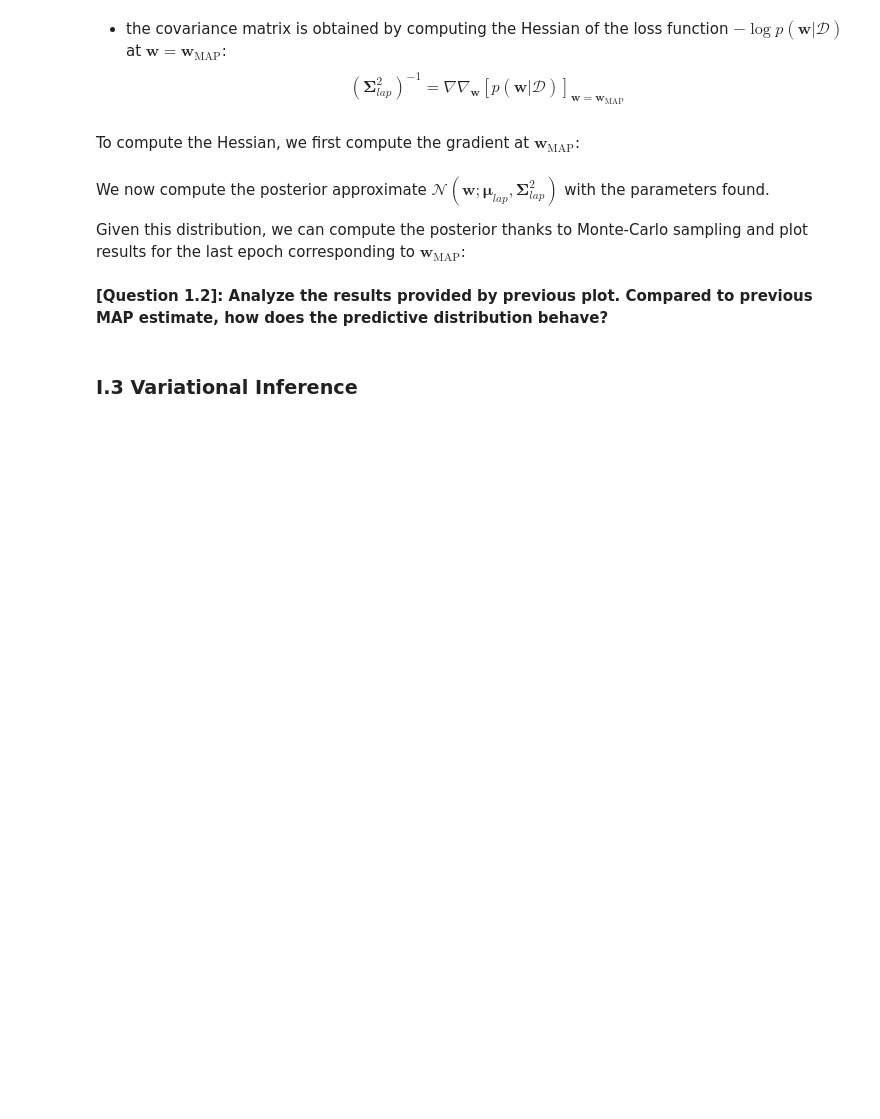
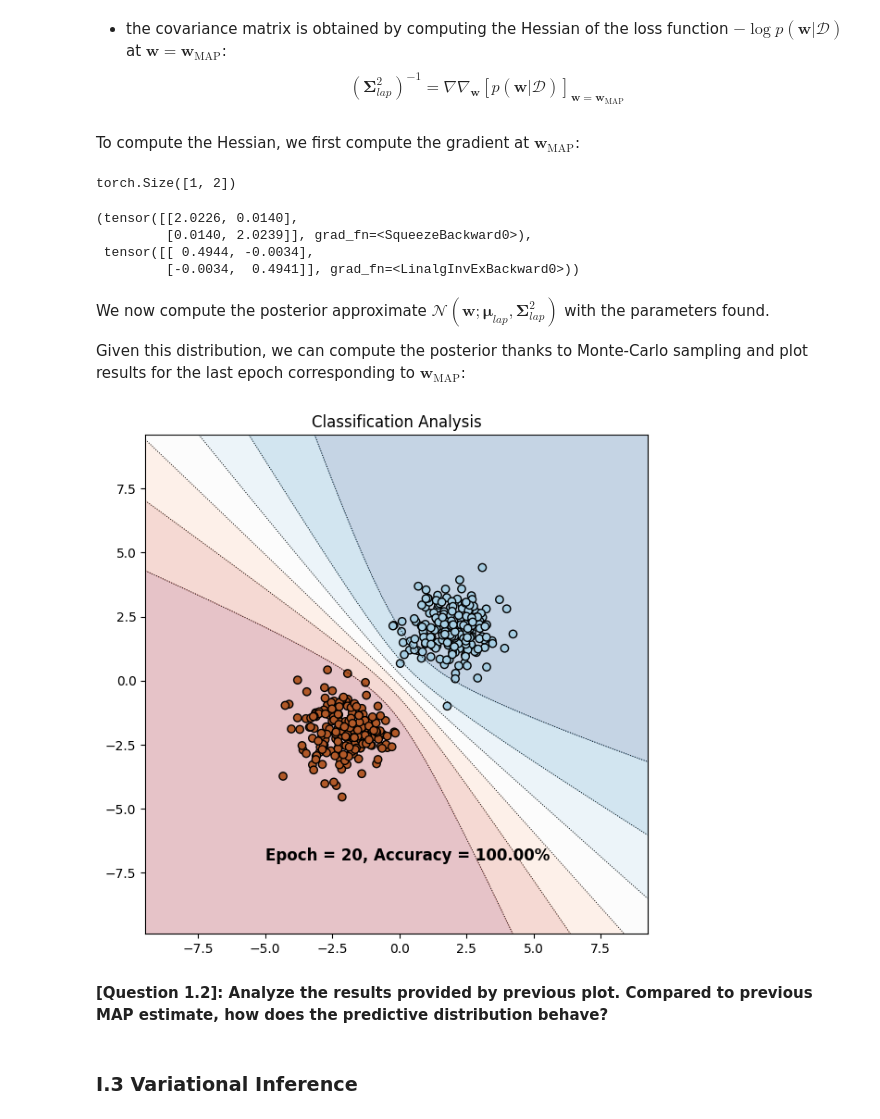
Before and after one commit to balthazarneveu/MVA23_DEEP_LEARNING_THEORY_FOUNDATIONS, a Jupyter notebook: TP2_Approximate_Inference.ipynb, the cells around one changed output. Cells and saved outputs as stored; diff of their text form; code cells hidden in the pictures; blank space fills up the shorter version.

```diff
--- a/TP2_Approximate_Inference.ipynb
+++ b/TP2_Approximate_Inference.ipynb
@@ -211,6 +211,10 @@ optimizer.zero_grad()
 output = net(X).squeeze()
 loss = criterion(output, y) + net.fc.weight.norm()**2
 gradf_weight = grad(loss, net.fc.weight, create_graph=True)[0]
+# %%
+gradf_weight.shape
+# %% [output]
+torch.Size([1, 2])
 # %%
 #@title **[CODING TASK]** Compute the Hessian from the previous derivative
 
@@ -220,20 +224,36 @@ gradf_weight = grad(loss, net.fc.weight, create_graph=True)[0]
 # by inverting the Hessian
 # NB: to avoid accumulated gradient when debugging and running the cell
 # multiple times, you should convert your grad results to numpy straight away
-hess_weights = None
-Sigma_laplace = None
+
+hessian = []
+for param_idx in range(gradf_weight.shape[1]):
+    hessian.append(grad(gradf_weight[0, param_idx], net.fc.weight, create_graph=True)[0])
+hessian = torch.stack(hessian).squeeze()
+Sigma_laplace = torch.inverse(hessian)
+hessian, Sigma_laplace
+# %% [output]
+(tensor([[2.0226, 0.0140],
+         [0.0140, 2.0239]], grad_fn=<SqueezeBackward0>),
+ tensor([[ 0.4944, -0.0034],
+         [-0.0034,  0.4941]], grad_fn=<LinalgInvExBackward0>))
 # %% [markdown]
 We now compute the posterior approximate $\mathcal{N}(\pmb{w} ; \pmb{\mu}_{lap}, \pmb{\Sigma}_{lap}^2)$ with the parameters found.
 
 Given this distribution, we can compute the posterior thanks to Monte-Carlo sampling and plot results for the last epoch corresponding to $\pmb{w}_{\textrm{MAP}}$:
 # %%
 # Defining posterior distribution
-laplace_posterior =  np.random.multivariate_normal(w_map.detach().numpy().reshape(2,), Sigma_laplace.detach().numpy(), NB_SAMPLES)
+laplace_posterior =  np.random.multivariate_normal(
+    w_map.detach().numpy().reshape(2,),
+    Sigma_laplace.detach().numpy(),
+    NB_SAMPLES
+)
 
 # Plotting results
 fig, ax = plt.subplots(figsize=(7,7))
 plot_decision_boundary(net, X, y, epoch, ((output.squeeze()>=0.5) == y).float().mean(), model_type='laplace',
                        tloc=TEXT_LOCATION, nsamples=NB_SAMPLES, posterior=laplace_posterior)
+# %% [output]
+[figure, added]
 # %% [markdown]
 **[Question 1.2]: Analyze the results provided by previous plot. Compared to previous MAP estimate, how does the predictive distribution behave?**
 # %% [markdown]
```
Also changed, not shown: parts of 1 cell of this notebook.
